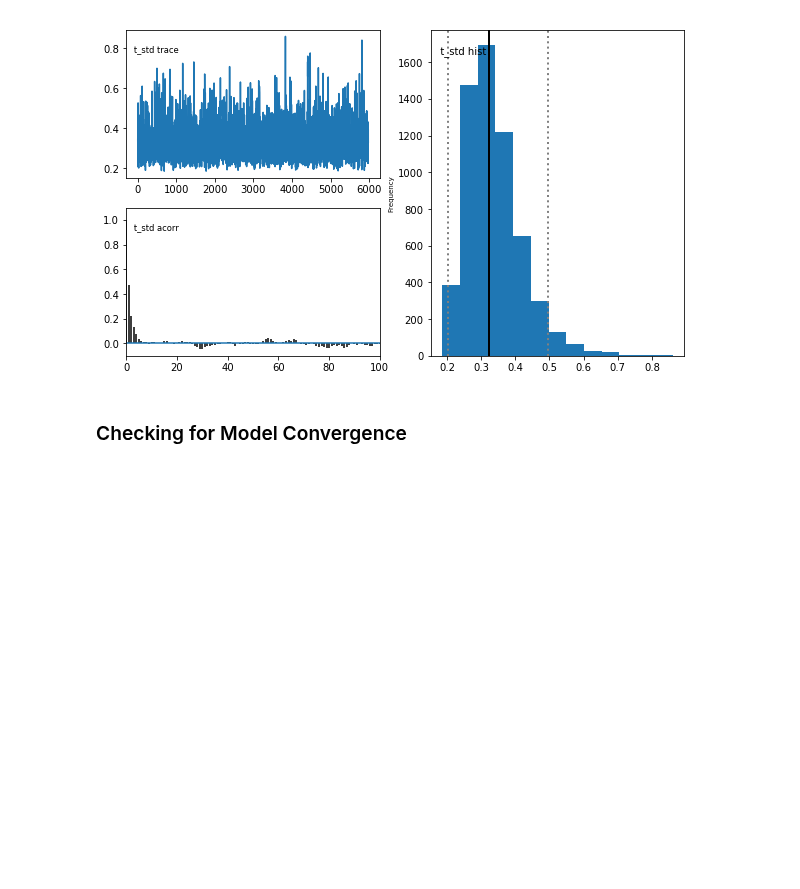
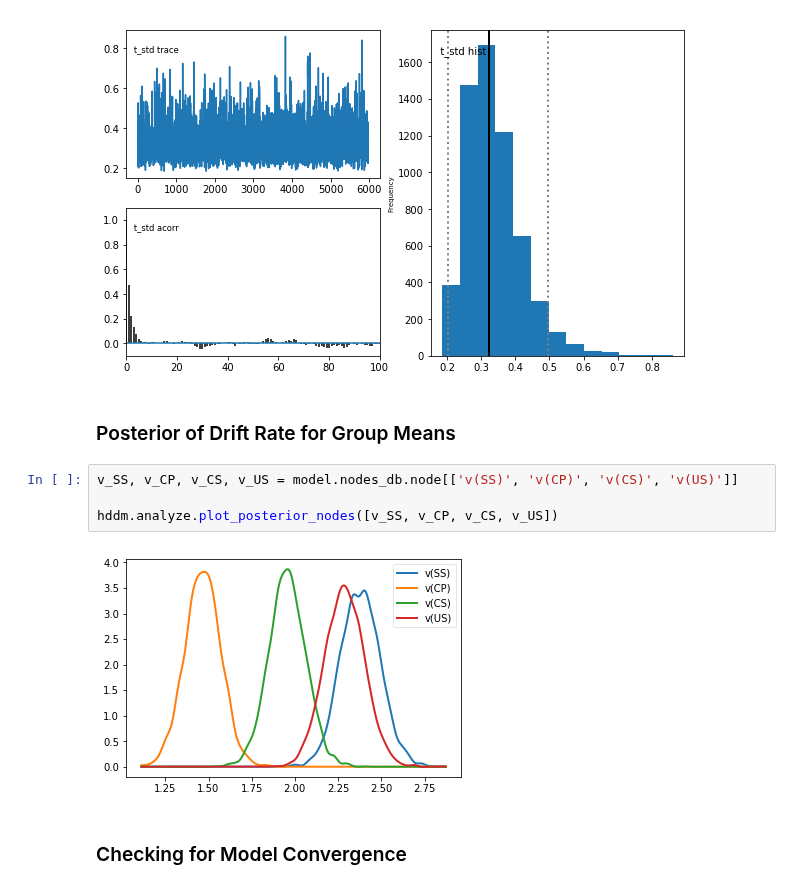
Before and after one commit to CPernet/LanguageDecision, a Jupyter notebook: language_decision/pilot-subjects-analysis.ipynb, the cells around one changed output. Cells and saved outputs as stored; diff of their text form; blank space fills up the shorter version.

```diff
--- a/language_decision/pilot-subjects-analysis.ipynb
+++ b/language_decision/pilot-subjects-analysis.ipynb
@@ -70,6 +70,14 @@ Plotting t_std
 [figure]
 [figure]
 [figure]
+# %% [markdown]
+### Posterior of Drift Rate for Group Means
+# %%
+v_SS, v_CP, v_CS, v_US = model.nodes_db.node[['v(SS)', 'v(CP)', 'v(CS)', 'v(US)']]
+
+hddm.analyze.plot_posterior_nodes([v_SS, v_CP, v_CS, v_US])
+# %% [output]
+[figure, added]
 # %% [markdown]
 ### Checking for Model Convergence
 # %%
```
Also changed, not shown: parts of 2 cells of this notebook, 1 other file.
